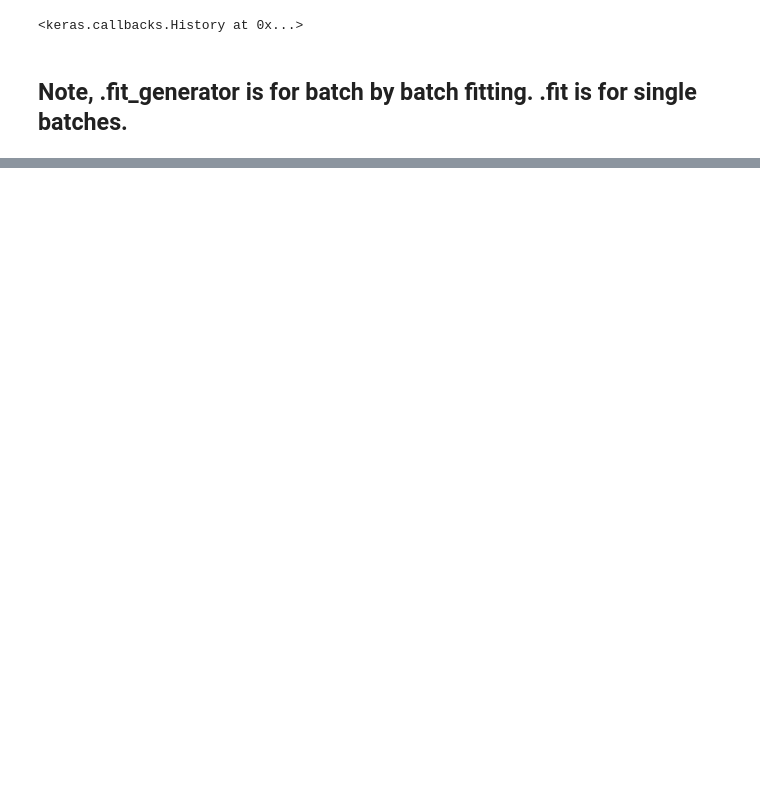
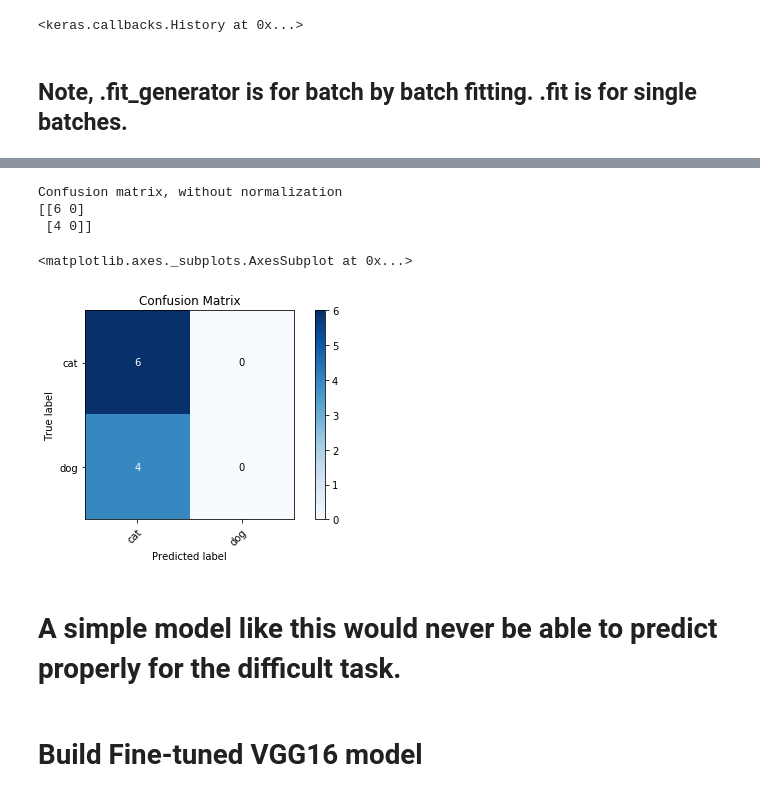
Before and after one commit to davejscott/Keras, a Jupyter notebook: CNN-with-keras.ipynb, the cells around one changed output, grey strips where cells are left out. Drawn from its saved outputs; the diff is of its cells as text; code cells hidden in the pictures; blank space fills up the shorter version.

```diff
--- a/CNN-with-keras.ipynb
+++ b/CNN-with-keras.ipynb
@@ -80,0 +95,2 @@ Epoch 5/5
+# %%
+predictions = model.predict_generator(test_batches, steps=1, verbose=0)
@@ -80,0 +110,2 @@ Epoch 5/5
+# %%
+cm = confusion_matrix(test_labels, predictions[:,0])
@@ -80,0 +160,13 @@ Epoch 5/5
+# %%
+cm_plot_labels = ['cat','dog']
+plot_confusion_matrix(cm, cm_plot_labels, title='Confusion Matrix')
+# %% [output]
+Confusion matrix, without normalization
+[[6 0]
+ [4 0]]
+<matplotlib.axes._subplots.AxesSubplot at 0x...>
+[figure, added]
+# %% [markdown]
+# A simple model like this would never be able to predict properly for the difficult task.
+# %% [markdown]
+# Build Fine-tuned VGG16 model
```
Also changed, not shown: parts of 27 cells of this notebook.
